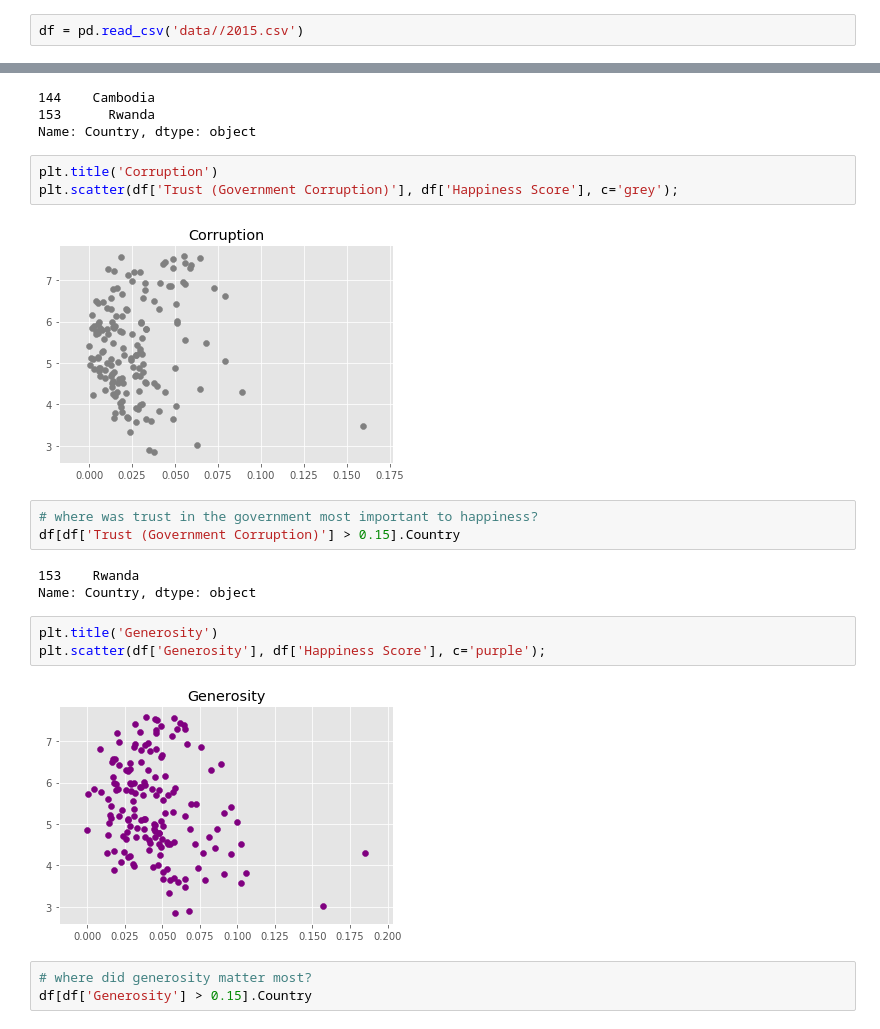
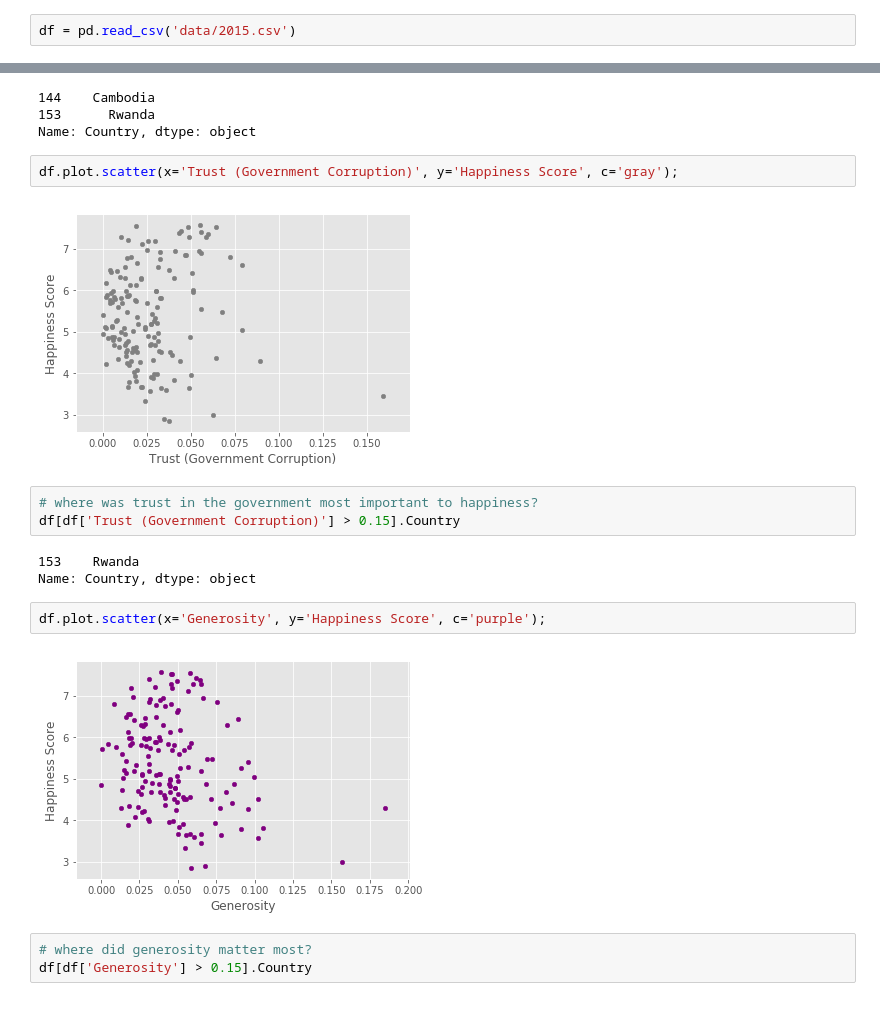
Before and after one commit to neil-ash/Kaggle, a Jupyter notebook: World_Happiness/World_Happiness_Exploration.ipynb, the cells around one changed output, grey strips where cells are left out. Cells and saved outputs as stored; diff of their text form.

```diff
--- a/World_Happiness/World_Happiness_Exploration.ipynb
+++ b/World_Happiness/World_Happiness_Exploration.ipynb
@@ -18,7 +18,7 @@ import seaborn as sns
 import matplotlib.pyplot as plt
 import matplotlib.style; matplotlib.style.use('ggplot')
 # %%
-df = pd.read_csv('data//2015.csv')
+df = pd.read_csv('data/2015.csv')
 # %%
 # happy countries
 df.head()
@@ -128,10 +127,9 @@ df[df['Freedom'] > 0.15].Country
 153      Rwanda
 Name: Country, dtype: object
 # %%
-plt.title('Corruption')
-plt.scatter(df['Trust (Government Corruption)'], df['Happiness Score'], c='grey');
+df.plot.scatter(x='Trust (Government Corruption)', y='Happiness Score', c='gray');
 # %% [output]
-[figure, old version]
+[figure, new version]
 # %%
 # where was trust in the government most important to happiness?
 df[df['Trust (Government Corruption)'] > 0.15].Country
@@ -139,10 +137,9 @@ df[df['Trust (Government Corruption)'] > 0.15].Country
 153    Rwanda
 Name: Country, dtype: object
 # %%
-plt.title('Generosity')
-plt.scatter(df['Generosity'], df['Happiness Score'], c='purple');
+df.plot.scatter(x='Generosity', y='Happiness Score', c='purple');
 # %% [output]
-[figure, old version]
+[figure, new version]
 # %%
 # where did generosity matter most?
 df[df['Generosity'] > 0.15].Country
```
Also changed, not shown: parts of 28 cells of this notebook.
